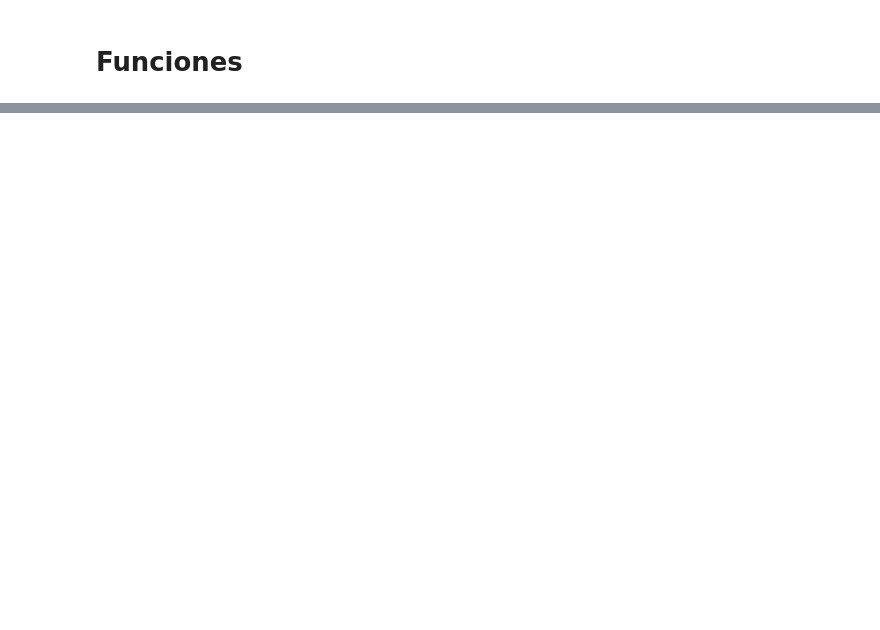
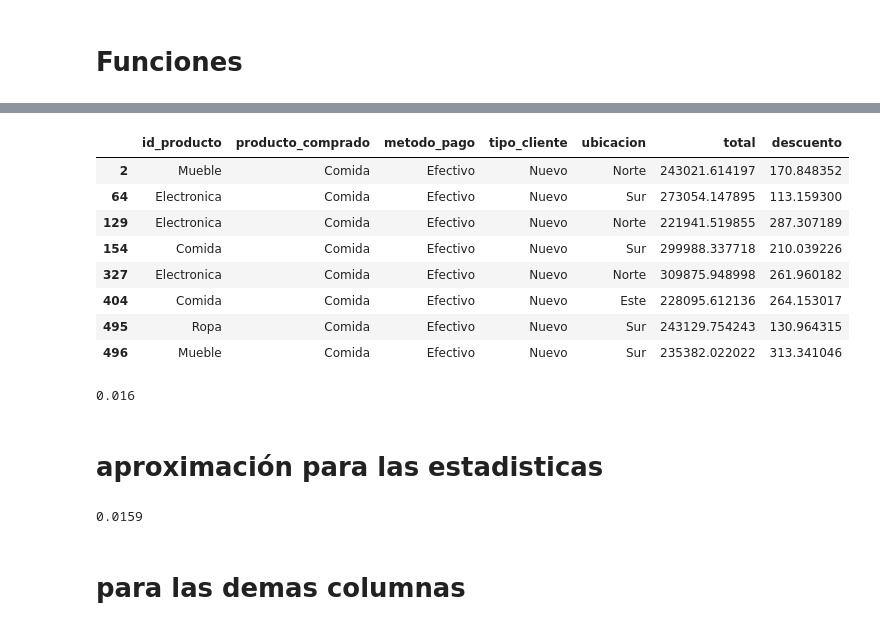
Before and after one commit to JocsanRueda/Teoria-de-la-simulacion-, a Jupyter notebook: Unidad I/Proyecto.ipynb, the cells around one changed output, grey strips where cells are left out. Cells and saved outputs as stored; diff of their text form; code cells hidden in the pictures; blank space fills up the shorter version.

```diff
--- a/Unidad I/Proyecto.ipynb
+++ b/Unidad I/Proyecto.ipynb
@@ -262,0 +428,36 @@ dataFrame_list[2]
+# %%
+simulated_extended.loc[
+    (simulated_extended["producto_comprado"]=="Comida")
+&
+(simulated_extended["metodo_pago"]=="Efectivo")
+&
+(simulated_extended["tipo_cliente"]=="Nuevo")
+, :]
+# %% [output]
+|  | id_producto | producto_comprado | metodo_pago | tipo_cliente | ubicacion | total | descuento |
+| 2 | Mueble | Comida | Efectivo | Nuevo | Norte | 243021.614197 | 170.848352 |
+| 64 | Electronica | Comida | Efectivo | Nuevo | Sur | 273054.147895 | 113.159300 |
+| 129 | Electronica | Comida | Efectivo | Nuevo | Norte | 221941.519855 | 287.307189 |
+| 154 | Comida | Comida | Efectivo | Nuevo | Sur | 299988.337718 | 210.039226 |
+| 327 | Electronica | Comida | Efectivo | Nuevo | Norte | 309875.948998 | 261.960182 |
+| 404 | Comida | Comida | Efectivo | Nuevo | Este | 228095.612136 | 264.153017 |
+| 495 | Ropa | Comida | Efectivo | Nuevo | Sur | 243129.754243 | 130.964315 |
+| 496 | Mueble | Comida | Efectivo | Nuevo | Sur | 235382.022022 | 313.341046 |
+# %%
+simulated_extended.loc[
+    (simulated_extended["producto_comprado"]=="Comida")
+&
+(simulated_extended["metodo_pago"]=="Efectivo")
+&
+(simulated_extended["tipo_cliente"]=="Nuevo")
+, :].shape[0]/simulated_extended.shape[0]
+# %% [output]
+0.016
+# %% [markdown]
+# aproximación para las estadisticas
+# %%
+segment.shape[0]/k
+# %% [output]
+0.0159
+# %% [markdown]
+# para las demas columnas
```
Also changed, not shown: parts of 14 cells of this notebook.
